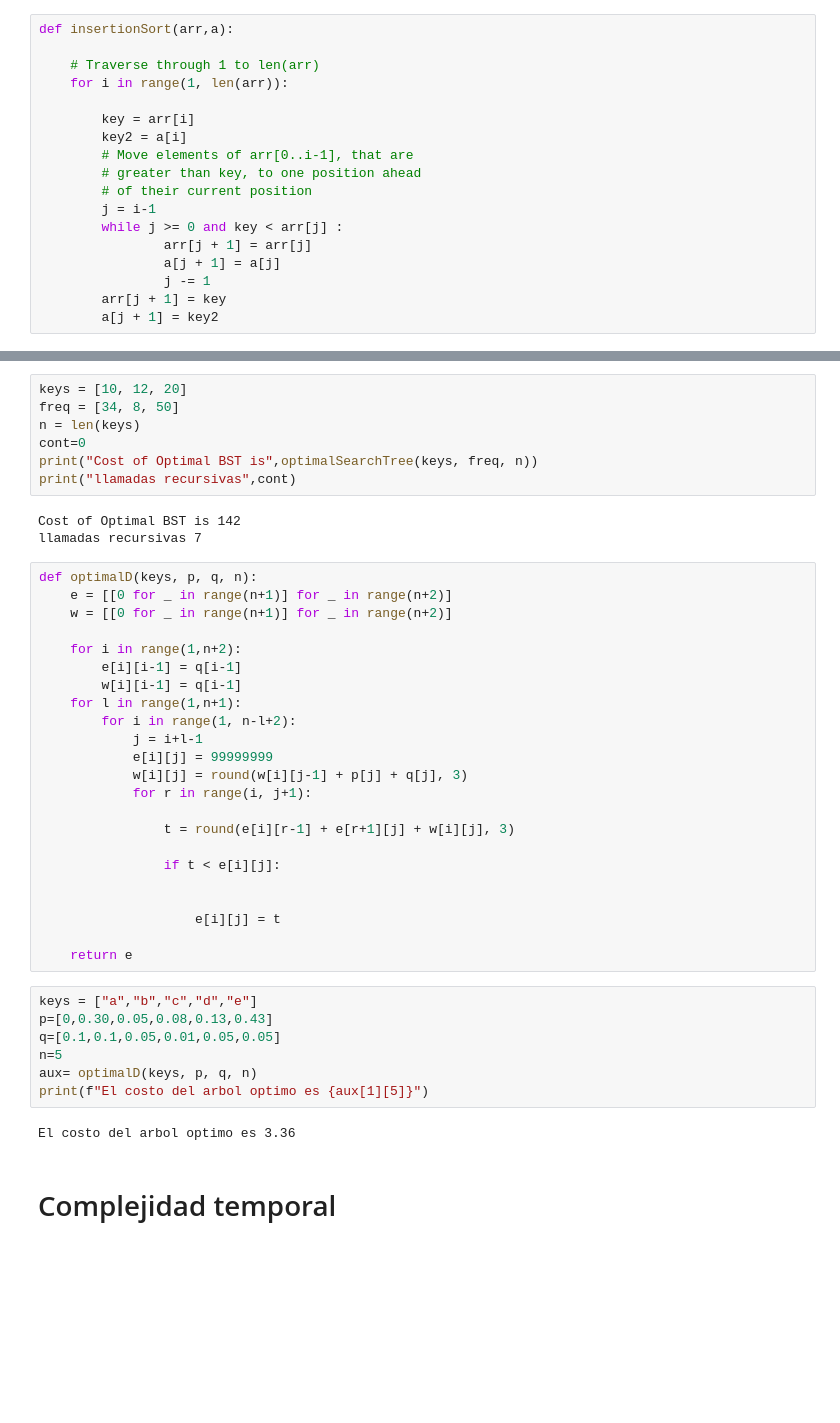
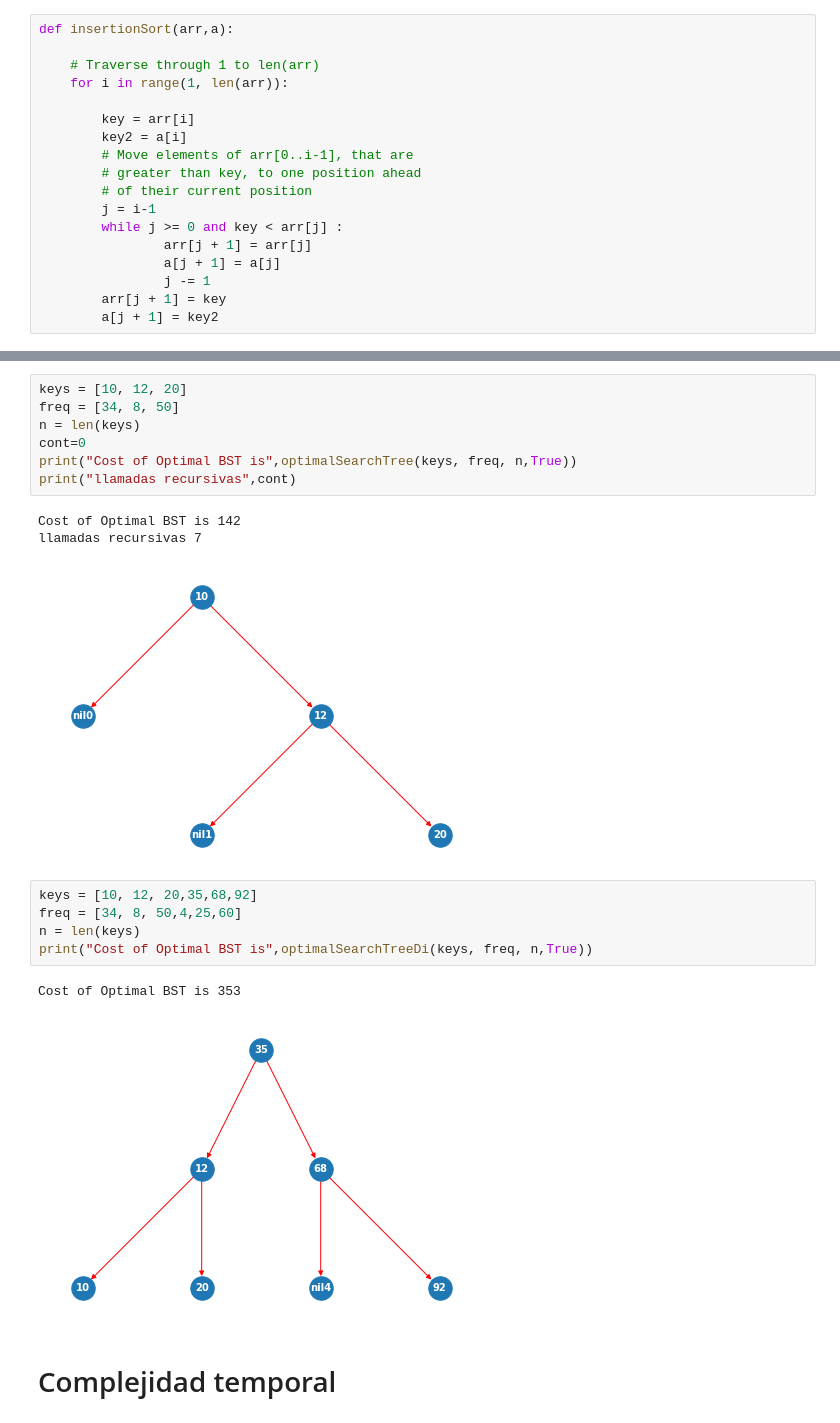
Before and after one commit to Estebanc0/ADA-Informe, a Jupyter notebook: Informe_8.ipynb, the cells around one changed output, grey strips where cells are left out. Drawn from its saved outputs; the diff is of its cells as text; blank space fills up the shorter version.

```diff
--- a/Informe_8.ipynb
+++ b/Informe_8.ipynb
@@ -111,43 +257,20 @@ keys = [10, 12, 20]
 freq = [34, 8, 50]
 n = len(keys)
 cont=0
-print("Cost of Optimal BST is",optimalSearchTree(keys, freq, n))
+print("Cost of Optimal BST is",optimalSearchTree(keys, freq, n,True))
 print("llamadas recursivas",cont)
 # %% [output]
 Cost of Optimal BST is 142
 llamadas recursivas 7
+[figure, added]
-# %%
-def optimalD(keys, p, q, n):
-    e = [[0 for _ in range(n+1)] for _ in range(n+2)]
-    w = [[0 for _ in range(n+1)] for _ in range(n+2)]
-
-    for i in range(1,n+2):
-        e[i][i-1] = q[i-1]
-        w[i][i-1] = q[i-1]
-    for l in range(1,n+1):
-        for i in range(1, n-l+2):
-            j = i+l-1
-            e[i][j] = 99999999
-            w[i][j] = round(w[i][j-1] + p[j] + q[j], 3)
-            for r in range(i, j+1):
-
-                t = round(e[i][r-1] + e[r+1][j] + w[i][j], 3)
-
-                if t < e[i][j]:
-
-
-                    e[i][j] = t
-
-    return e
-# %%
-keys = ["a","b","c","d","e"]
-p=[0,0.30,0.05,0.08,0.13,0.43]
-q=[0.1,0.1,0.05,0.01,0.05,0.05]
-n=5
-aux= optimalD(keys, p, q, n)
-print(f"El costo del arbol optimo es {aux[1][5]}")
-# %% [output]
-El costo del arbol optimo es 3.36
+# %%
+keys = [10, 12, 20,35,68,92]
+freq = [34, 8, 50,4,25,60]
+n = len(keys)
+print("Cost of Optimal BST is",optimalSearchTreeDi(keys, freq, n,True))
+# %% [output]
+Cost of Optimal BST is 353
+[figure, added]
 # %% [markdown]
 # Complejidad temporal
 # %% [markdown]
```
Also changed, not shown: parts of 9 cells of this notebook.
